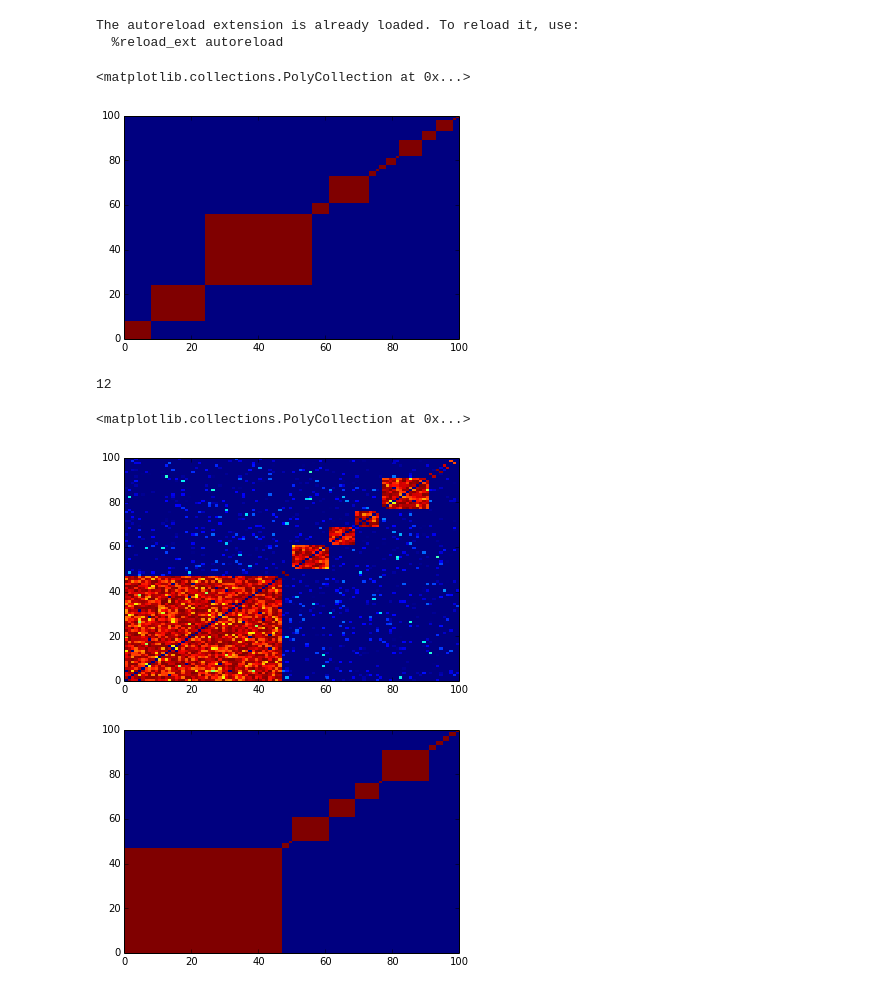
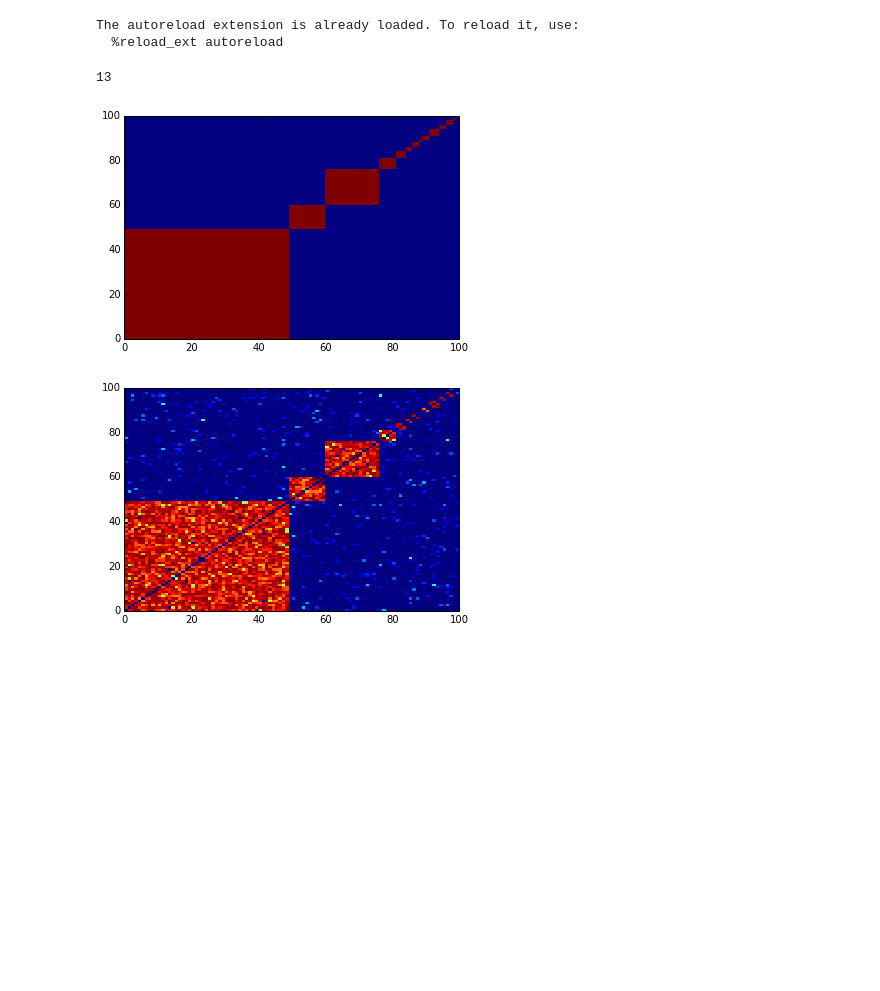
Before and after one commit to sdrogers/metabolomics_tools, a Jupyter notebook: shape_clustering/Playing with shape clustering.ipynb, the cells around one changed output. Drawn from its saved outputs; the diff is of its cells as text; code cells hidden in the pictures; blank space fills up the shorter version.

```diff
--- a/shape_clustering/Playing with shape clustering.ipynb
+++ b/shape_clustering/Playing with shape clustering.ipynb
@@ -12,66 +12,18 @@ The autoreload extension is already loaded. To reload it, use:
 # %%
 from peak_clusterer import hyper,data_generator
 h = hyper()
 dg = data_generator(h,n_peaks = 100,seed=1)
 dg._make_data()
 true_Z = dg.Z
 true_post = (true_Z == true_Z[:,np.newaxis])
 plt.figure()
 plt.pcolor(true_post)
+plt.figure()
+plt.pcolor(dg.corr_mat)
+print dg.K
 # %% [output]
-<matplotlib.collections.PolyCollection at 0x...>
+13
-[figure, old version]
+[figure, new version]
+[figure, added]
-# %%
-from peak_clusterer import hyper
-h = hyper()
-N = 100
-Z = []
-counts = []
-Z.append(1)
-counts.append(1)
-for n in np.arange(1,N):
-#     List concatanation
-    temp = np.array(counts + [h.conc_par])
-    temp = temp/temp.sum()
-    prob = temp.cumsum()
-    pos = np.nonzero(np.random.rand()<prob)[0][0]
-    Z.append(pos)
-    if pos >= len(counts):
-        counts.append(1)
-    else:
-        counts[pos] = counts[pos] + 1
-
-Z = np.sort(Z)
-
-true_K = np.max(Z)
-true_Z = Z
-X = np.zeros((N,N))
-for n in np.arange(N-1):
-    this_cluster = Z[n]
-    for m in np.arange(n+1,N):
-        if Z[m] == this_cluster:
-            if np.random.rand() < h.in_prob:
-                this_val = beta.rvs(h.in_alpha,h.in_beta)
-            else:
-                this_val = 0
-        else:
-            if np.random.rand() < h.out_prob:
-                this_val = beta.rvs(h.out_alpha,h.out_beta)
-            else:
-                this_val = 0
-
-        X[n,m] = this_val
-        X[m,n] = this_val
-
-plt.pcolor(X)
-print true_K
-true_post = (Z == Z[:,np.newaxis])
-plt.figure()
-plt.pcolor(true_post)
-# %% [output]
-12
-<matplotlib.collections.PolyCollection at 0x...>
-[figure, removed]
-[figure, removed]
 # %%
 from peak_clusterer import shape_cluster_gibbs
```
Also changed, not shown: parts of 5 cells of this notebook, 1 other file.
